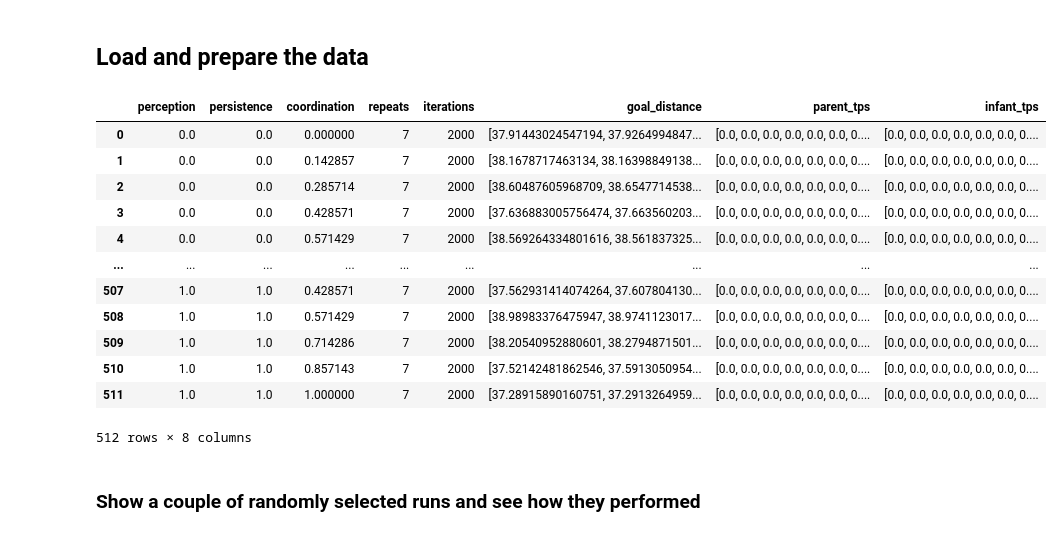
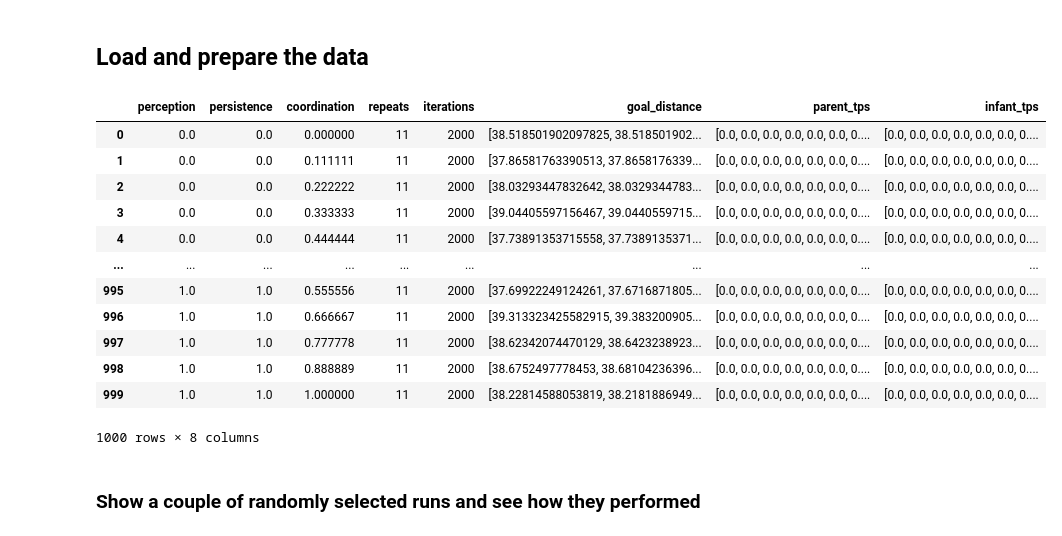
Before and after one commit to roznawsk/infant-abm, a Jupyter notebook: open_results.ipynb, the cells around one changed output. Saved outputs shown, nothing was run; the diff lists cells and outputs as text; code cells hidden in the pictures.

```diff
--- a/open_results.ipynb
+++ b/open_results.ipynb
@@ -23,27 +23,27 @@ pylab.rcParams.update(params)
 # %%
 # df_nan = pd.read_hdf('results/run_grid_5_nan.hdf')
 # df_notnan = pd.read_hdf('results/run_grid_5_notnan.hdf')
 # df = pd.concat([df_nan, df_notnan])
 
-df = pd.read_hdf("results/test_run_temp.hdf")
+df = pd.read_hdf("results/run_no_eye_contact.hdf")
 df = df.rename(columns={"persistance": "persistence"})
 
 # df = pd.read_hdf("results/test_empty.hdf")
 df
 # %% [output]
 |  | perception | persistence | coordination | repeats | iterations | goal_distance | parent_tps | infant_tps |
-| 0 | 0.0 | 0.0 | 0.000000 | 7 | 2000 | [37.91443024547194, 37.9264994847... | [0.0, 0.0, 0.0, 0.0, 0.0, 0.0, 0.... | [0.0, 0.0, 0.0, 0.0, 0.0, 0.0, 0.... |
-| 1 | 0.0 | 0.0 | 0.142857 | 7 | 2000 | [38.1678717463134, 38.16398849138... | [0.0, 0.0, 0.0, 0.0, 0.0, 0.0, 0.... | [0.0, 0.0, 0.0, 0.0, 0.0, 0.0, 0.... |
-| 2 | 0.0 | 0.0 | 0.285714 | 7 | 2000 | [38.60487605968709, 38.6547714538... | [0.0, 0.0, 0.0, 0.0, 0.0, 0.0, 0.... | [0.0, 0.0, 0.0, 0.0, 0.0, 0.0, 0.... |
-| 3 | 0.0 | 0.0 | 0.428571 | 7 | 2000 | [37.636883005756474, 37.663560203... | [0.0, 0.0, 0.0, 0.0, 0.0, 0.0, 0.... | [0.0, 0.0, 0.0, 0.0, 0.0, 0.0, 0.... |
-| 4 | 0.0 | 0.0 | 0.571429 | 7 | 2000 | [38.569264334801616, 38.561837325... | [0.0, 0.0, 0.0, 0.0, 0.0, 0.0, 0.... | [0.0, 0.0, 0.0, 0.0, 0.0, 0.0, 0.... |
+| 0 | 0.0 | 0.0 | 0.000000 | 11 | 2000 | [38.518501902097825, 38.518501902... | [0.0, 0.0, 0.0, 0.0, 0.0, 0.0, 0.... | [0.0, 0.0, 0.0, 0.0, 0.0, 0.0, 0.... |
+| 1 | 0.0 | 0.0 | 0.111111 | 11 | 2000 | [37.86581763390513, 37.8658176339... | [0.0, 0.0, 0.0, 0.0, 0.0, 0.0, 0.... | [0.0, 0.0, 0.0, 0.0, 0.0, 0.0, 0.... |
+| 2 | 0.0 | 0.0 | 0.222222 | 11 | 2000 | [38.03293447832642, 38.0329344783... | [0.0, 0.0, 0.0, 0.0, 0.0, 0.0, 0.... | [0.0, 0.0, 0.0, 0.0, 0.0, 0.0, 0.... |
+| 3 | 0.0 | 0.0 | 0.333333 | 11 | 2000 | [39.04405597156467, 39.0440559715... | [0.0, 0.0, 0.0, 0.0, 0.0, 0.0, 0.... | [0.0, 0.0, 0.0, 0.0, 0.0, 0.0, 0.... |
+| 4 | 0.0 | 0.0 | 0.444444 | 11 | 2000 | [37.73891353715558, 37.7389135371... | [0.0, 0.0, 0.0, 0.0, 0.0, 0.0, 0.... | [0.0, 0.0, 0.0, 0.0, 0.0, 0.0, 0.... |
 | ... | ... | ... | ... | ... | ... | ... | ... | ... |
-| 507 | 1.0 | 1.0 | 0.428571 | 7 | 2000 | [37.562931414074264, 37.607804130... | [0.0, 0.0, 0.0, 0.0, 0.0, 0.0, 0.... | [0.0, 0.0, 0.0, 0.0, 0.0, 0.0, 0.... |
-| 508 | 1.0 | 1.0 | 0.571429 | 7 | 2000 | [38.98983376475947, 38.9741123017... | [0.0, 0.0, 0.0, 0.0, 0.0, 0.0, 0.... | [0.0, 0.0, 0.0, 0.0, 0.0, 0.0, 0.... |
-| 509 | 1.0 | 1.0 | 0.714286 | 7 | 2000 | [38.20540952880601, 38.2794871501... | [0.0, 0.0, 0.0, 0.0, 0.0, 0.0, 0.... | [0.0, 0.0, 0.0, 0.0, 0.0, 0.0, 0.... |
-| 510 | 1.0 | 1.0 | 0.857143 | 7 | 2000 | [37.52142481862546, 37.5913050954... | [0.0, 0.0, 0.0, 0.0, 0.0, 0.0, 0.... | [0.0, 0.0, 0.0, 0.0, 0.0, 0.0, 0.... |
-| 511 | 1.0 | 1.0 | 1.000000 | 7 | 2000 | [37.28915890160751, 37.2913264959... | [0.0, 0.0, 0.0, 0.0, 0.0, 0.0, 0.... | [0.0, 0.0, 0.0, 0.0, 0.0, 0.0, 0.... |
+| 995 | 1.0 | 1.0 | 0.555556 | 11 | 2000 | [37.69922249124261, 37.6716871805... | [0.0, 0.0, 0.0, 0.0, 0.0, 0.0, 0.... | [0.0, 0.0, 0.0, 0.0, 0.0, 0.0, 0.... |
+| 996 | 1.0 | 1.0 | 0.666667 | 11 | 2000 | [39.313323425582915, 39.383200905... | [0.0, 0.0, 0.0, 0.0, 0.0, 0.0, 0.... | [0.0, 0.0, 0.0, 0.0, 0.0, 0.0, 0.... |
+| 997 | 1.0 | 1.0 | 0.777778 | 11 | 2000 | [38.62342074470129, 38.6423238923... | [0.0, 0.0, 0.0, 0.0, 0.0, 0.0, 0.... | [0.0, 0.0, 0.0, 0.0, 0.0, 0.0, 0.... |
+| 998 | 1.0 | 1.0 | 0.888889 | 11 | 2000 | [38.6752497778453, 38.68104236396... | [0.0, 0.0, 0.0, 0.0, 0.0, 0.0, 0.... | [0.0, 0.0, 0.0, 0.0, 0.0, 0.0, 0.... |
+| 999 | 1.0 | 1.0 | 1.000000 | 11 | 2000 | [38.22814588053819, 38.2181886949... | [0.0, 0.0, 0.0, 0.0, 0.0, 0.0, 0.... | [0.0, 0.0, 0.0, 0.0, 0.0, 0.0, 0.... |
-512 rows × 8 columns
+1000 rows × 8 columns
 # %%
 def moving_average(a, n=3):
     # Add zeros at the beginning, so the result doesn't change dimensions
```
Also changed, not shown: parts of 8 cells of this notebook, 3 other files.
